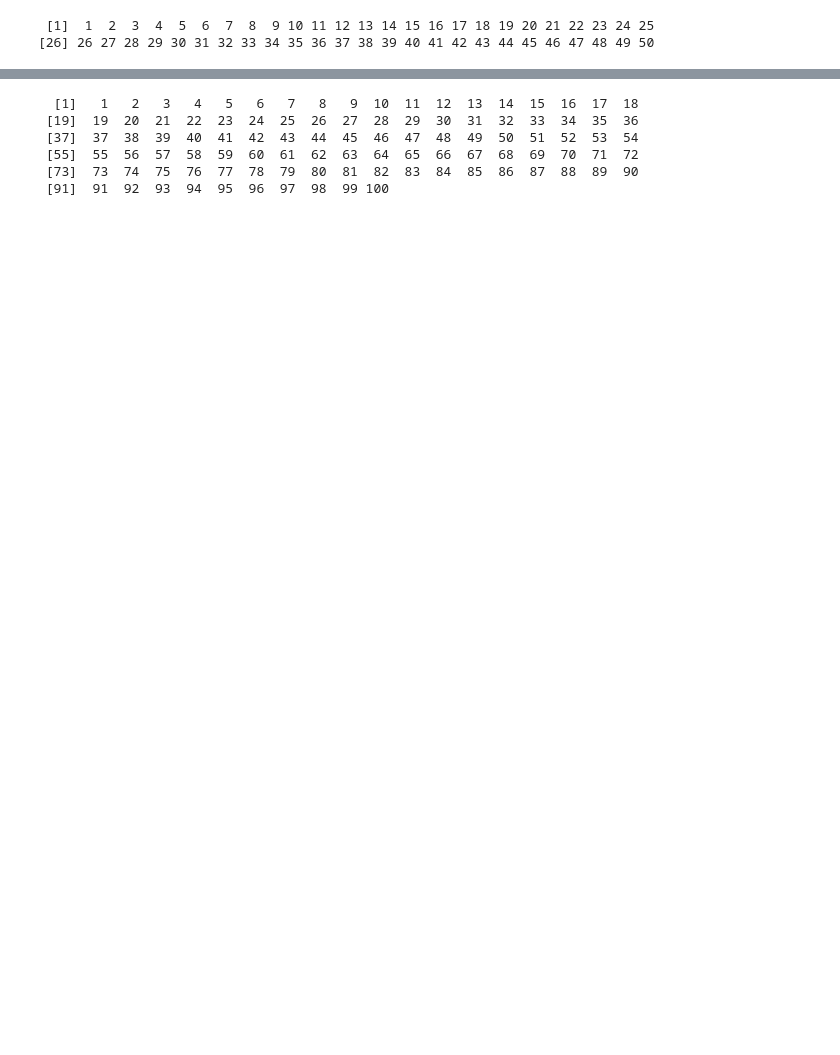
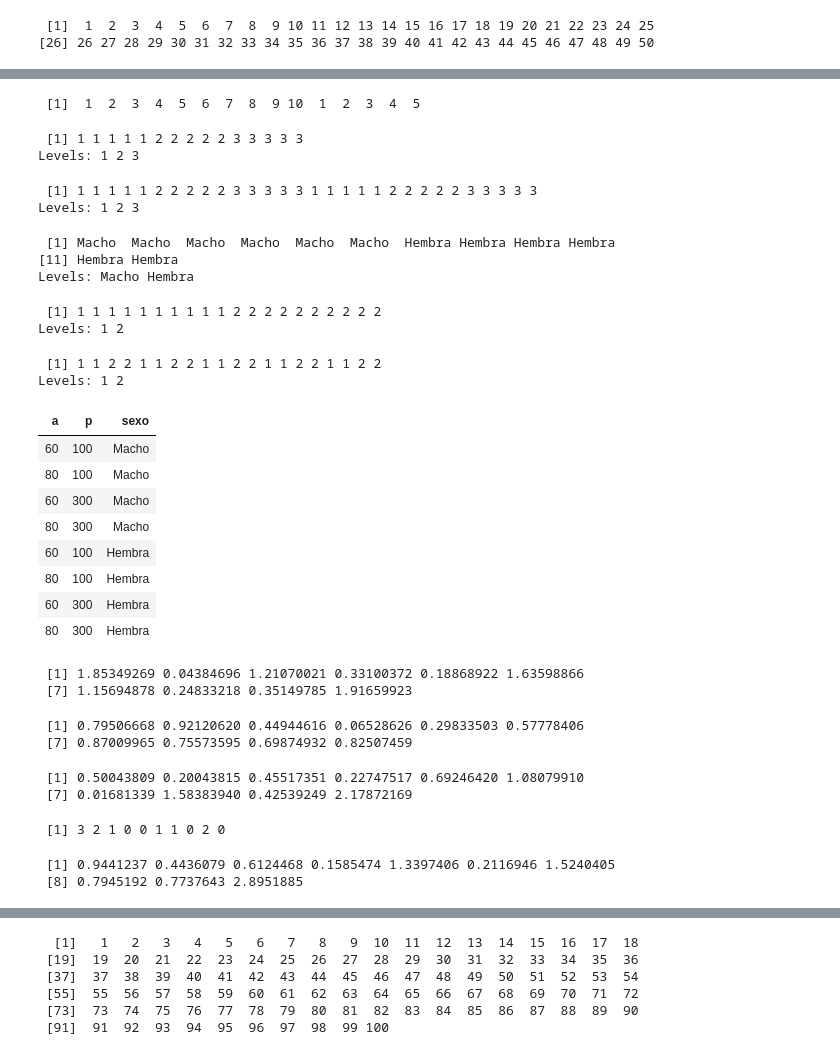
Before and after one commit to carlosal1015/Curso-de-R, a Jupyter notebook: Primera clase/Primera clase.ipynb, the cells around one changed output, grey strips where cells are left out. Drawn from its saved outputs; the diff is of its cells as text; code cells hidden in the pictures; blank space fills up the shorter version.

```diff
--- a/Primera clase/Primera clase.ipynb
+++ b/Primera clase/Primera clase.ipynb
@@ -147,0 +231,59 @@ El marco de datos es un tipo especial de objetos.
+# %%
+sequence(c(10,5))
+# %% [output]
+ [1]  1  2  3  4  5  6  7  8  9 10  1  2  3  4  5
+# %%
+gl(3,5)
+gl(3,5, length=30)
+gl(2,6, label=c("Macho", "Hembra"))
+gl(2,10)
+gl(2,2,length=20)
+expand.grid(a=c(60,80), p=c(100,300), sexo=c("Macho", "Hembra"))
+# %% [output]
+ [1] 1 1 1 1 1 2 2 2 2 2 3 3 3 3 3
+Levels: 1 2 3
+ [1] 1 1 1 1 1 2 2 2 2 2 3 3 3 3 3 1 1 1 1 1 2 2 2 2 2 3 3 3 3 3
+Levels: 1 2 3
+ [1] Macho  Macho  Macho  Macho  Macho  Macho  Hembra Hembra Hembra Hembra
+[11] Hembra Hembra
+Levels: Macho Hembra
+ [1] 1 1 1 1 1 1 1 1 1 1 2 2 2 2 2 2 2 2 2 2
+Levels: 1 2
+ [1] 1 1 2 2 1 1 2 2 1 1 2 2 1 1 2 2 1 1 2 2
+Levels: 1 2
+| a | p | sexo |
+| 60 | 100 | Macho |
+| 80 | 100 | Macho |
+| 60 | 300 | Macho |
+| 80 | 300 | Macho |
+| 60 | 100 | Hembra |
+| 80 | 100 | Hembra |
+| 60 | 300 | Hembra |
+| 80 | 300 | Hembra |
+# %%
+z1=rexp(10^1)
+z1
+# %% [output]
+ [1] 1.85349269 0.04384696 1.21070021 0.33100372 0.18868922 1.63598866
+ [7] 1.15694878 0.24833218 0.35149785 1.91659923
+# %%
+z2=runif(10^1)
+z2
+# %% [output]
+ [1] 0.79506668 0.92120620 0.44944616 0.06528626 0.29833503 0.57778406
+ [7] 0.87009965 0.75573595 0.69874932 0.82507459
+# %%
+z3 = rgamma(10^1,1)
+z3
+# %% [output]
+ [1] 0.50043809 0.20043815 0.45517351 0.22747517 0.69246420 1.08079910
+ [7] 0.01681339 1.58383940 0.42539249 2.17872169
+# %%
+rpois(10^1,1)
+# %% [output]
+ [1] 3 2 1 0 0 1 1 0 2 0
+# %%
+rweibull(10^1,1)
+# %% [output]
+ [1] 0.9441237 0.4436079 0.6124468 0.1585474 1.3397406 0.2116946 1.5240405
+ [8] 0.7945192 0.7737643 2.8951885
```
Also changed, not shown: parts of 28 cells of this notebook, 5 other files.
